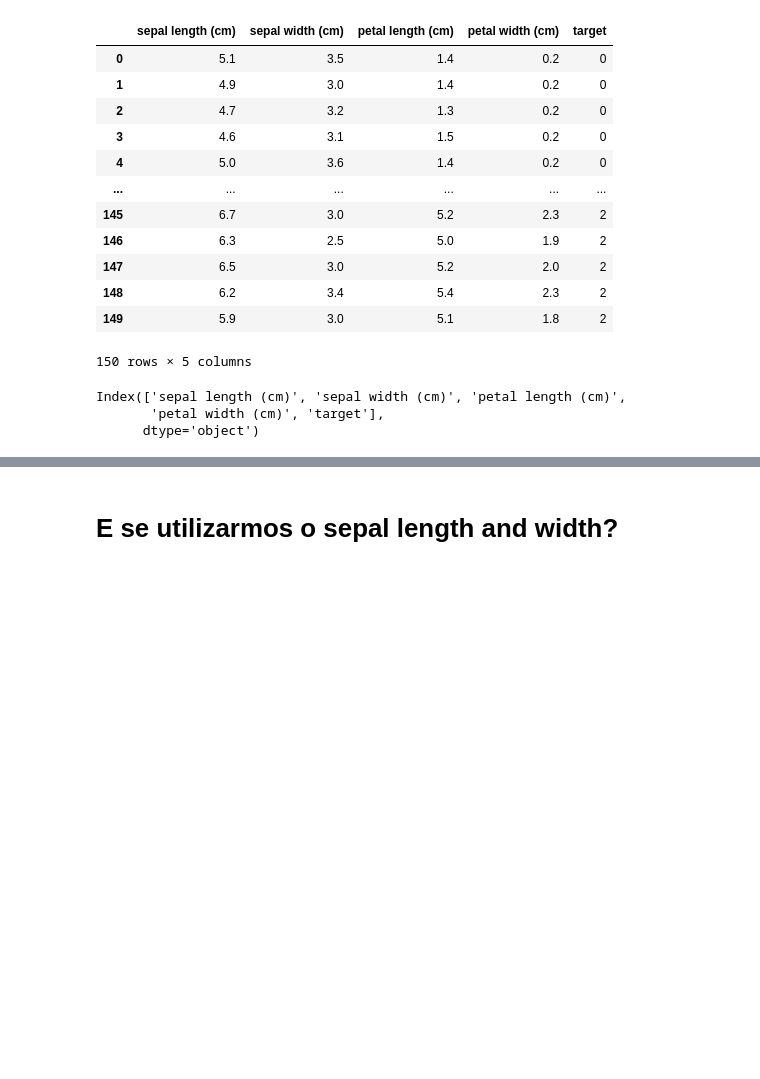
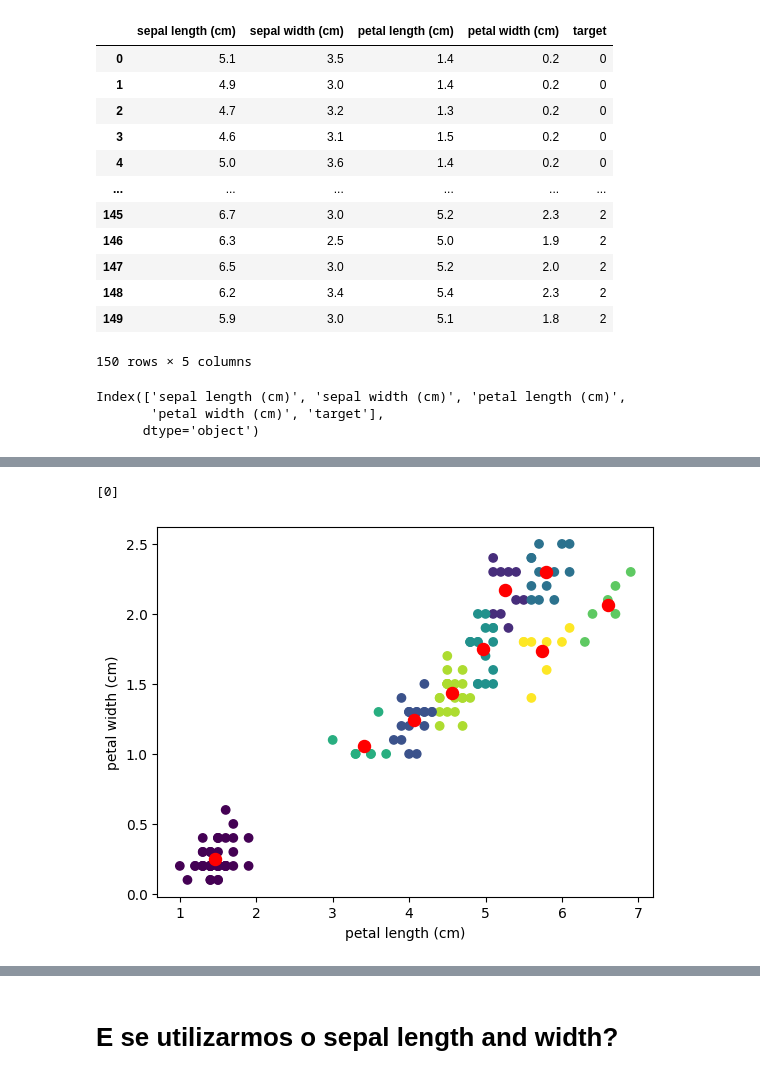
Before and after one commit to Neiva04/Inteligencia-Computacional, a Jupyter notebook: Notes/KMeans_UnsupervisedLearning.ipynb, the cells around one changed output, grey strips where cells are left out. Drawn from its saved outputs; the diff is of its cells as text; code cells hidden in the pictures; blank space fills up the shorter version.

```diff
--- a/Notes/KMeans_UnsupervisedLearning.ipynb
+++ b/Notes/KMeans_UnsupervisedLearning.ipynb
@@ -198,0 +199,23 @@ plt.show()
+# %%
+from sklearn.cluster import KMeans
+columns = ['petal length (cm)', 'petal width (cm)']
+X = df[columns]  # Select only petal length and width
+
+# Use K-means clustering to group the samples into 3 clusters
+kmeans = KMeans(n_clusters=9)
+kmeans.fit(X)
+
+# Print the predicted cluster assignments for the first 100 samples
+print(kmeans.predict(X[:100]))
+
+# Plot the clusters and centroids
+import matplotlib.pyplot as plt
+
+plt.scatter(X[columns[0]], X[columns[1]], c=kmeans.labels_, cmap='viridis')
+plt.scatter(kmeans.cluster_centers_[:, 0], kmeans.cluster_centers_[:, 1], marker='.', s=300, c='red')
+plt.xlabel(columns[0])
+plt.ylabel(columns[1])
+plt.show()
+# %% [output]
+[0]
+[figure, added]
```
Also changed, not shown: parts of 4 cells of this notebook, 1 other file.
